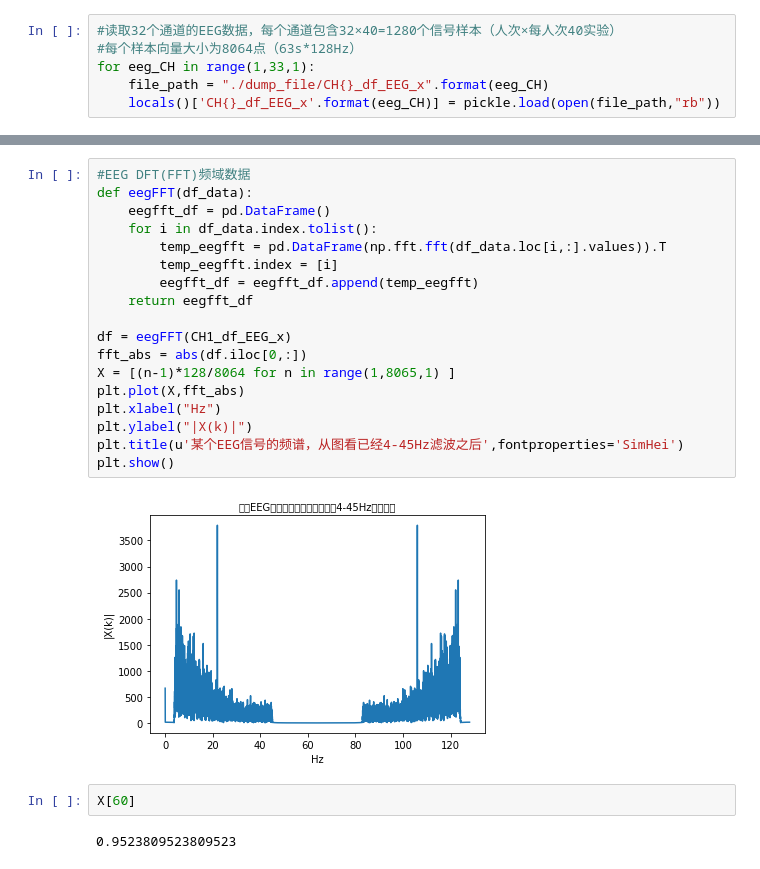
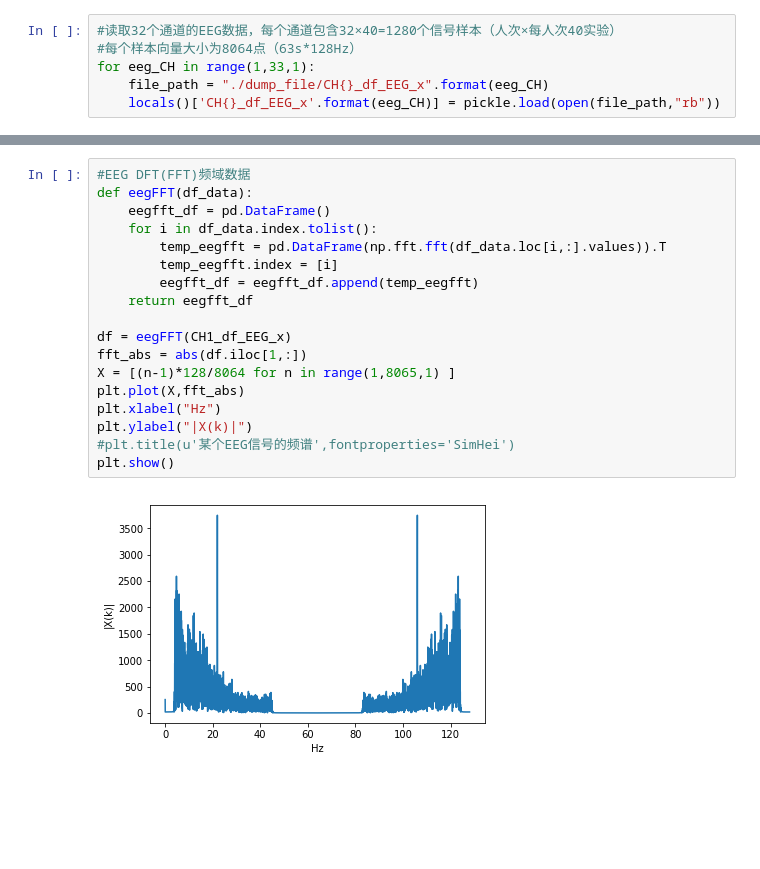
Before and after one commit to Today0219/Emotion-recognition, a Jupyter notebook: EEG_FeatureExtract.ipynb, the cells around one changed output, grey strips where cells are left out. Cells and saved outputs as stored; diff of their text form; blank space fills up the shorter version.

```diff
--- a/EEG_FeatureExtract.ipynb
+++ b/EEG_FeatureExtract.ipynb
@@ -21,24 +27,20 @@ plt.plot(CH10_df_EEG_x.iloc[0,:])
 # %%
 #EEG DFT(FFT)频域数据
 def eegFFT(df_data):
     eegfft_df = pd.DataFrame()
     for i in df_data.index.tolist():
         temp_eegfft = pd.DataFrame(np.fft.fft(df_data.loc[i,:].values)).T
         temp_eegfft.index = [i]
         eegfft_df = eegfft_df.append(temp_eegfft)
     return eegfft_df
 
 df = eegFFT(CH1_df_EEG_x)
-fft_abs = abs(df.iloc[0,:])
+fft_abs = abs(df.iloc[1,:])
 X = [(n-1)*128/8064 for n in range(1,8065,1) ]
 plt.plot(X,fft_abs)
 plt.xlabel("Hz")
 plt.ylabel("|X(k)|")
-plt.title(u'某个EEG信号的频谱，从图看已经4-45Hz滤波之后',fontproperties='SimHei')
+#plt.title(u'某个EEG信号的频谱',fontproperties='SimHei')
 plt.show()
 # %% [output]
-[figure, old version]
+[figure, new version]
-# %%
-X[60]
-# %% [output]
-0.9523809523809523
```
Also changed, not shown: parts of 11 cells of this notebook, 2 other files.
